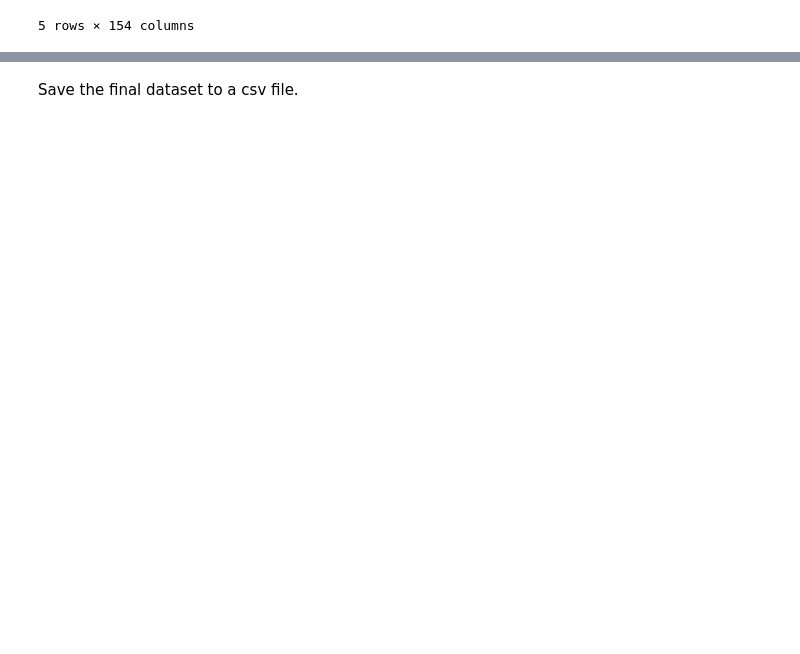
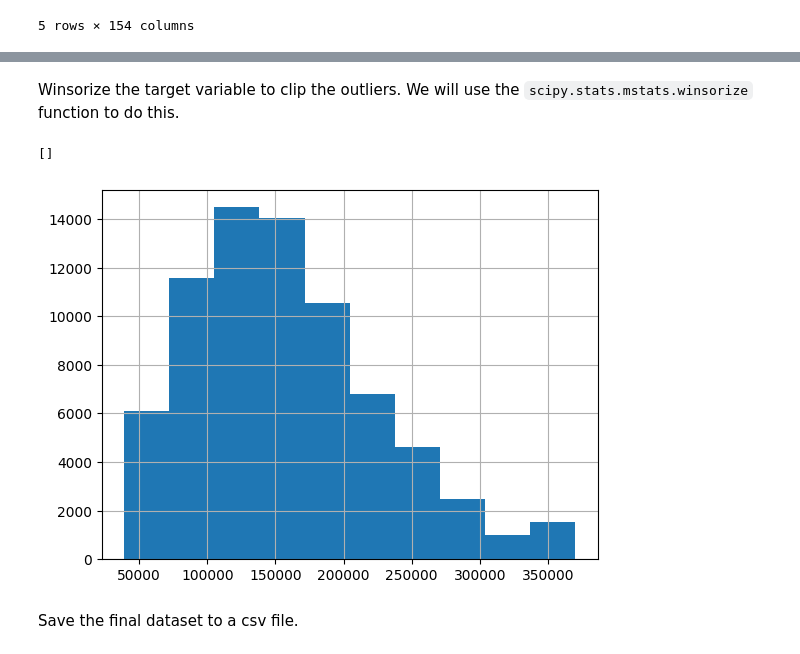
Before and after one commit to sin22766/ds-salary-predict, a Jupyter notebook: notebooks/1-data-preprocessing.ipynb, the cells around one changed output, grey strips where cells are left out. Drawn from its saved outputs; the diff is of its cells as text; code cells hidden in the pictures; blank space fills up the shorter version.

```diff
--- a/notebooks/1-data-preprocessing.ipynb
+++ b/notebooks/1-data-preprocessing.ipynb
@@ -178,0 +175,11 @@ preprocessed_data.head()
+# %% [markdown]
+Winsorize the target variable to clip the outliers. We will use the `scipy.stats.mstats.winsorize` function to do this.
+# %%
+from scipy.stats import mstats
+
+pd.Series(mstats.winsorize(preprocessed_data["salary_in_usd"], limits=[0.01, 0.01])).hist(
+    bins=10
+).plot()
+# %% [output]
+[]
+[figure, added]
```
Also changed, not shown: parts of 12 cells of this notebook, 6 other files.
